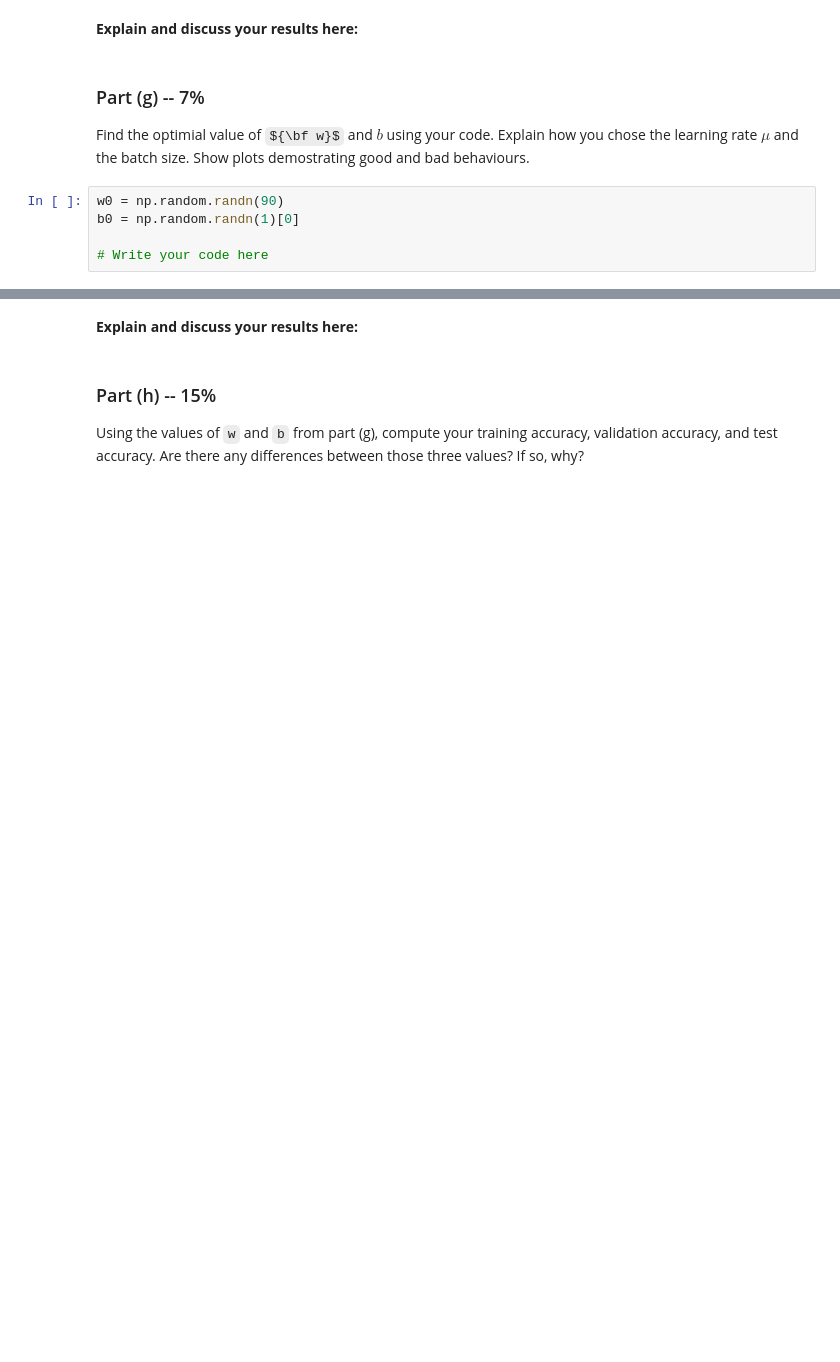
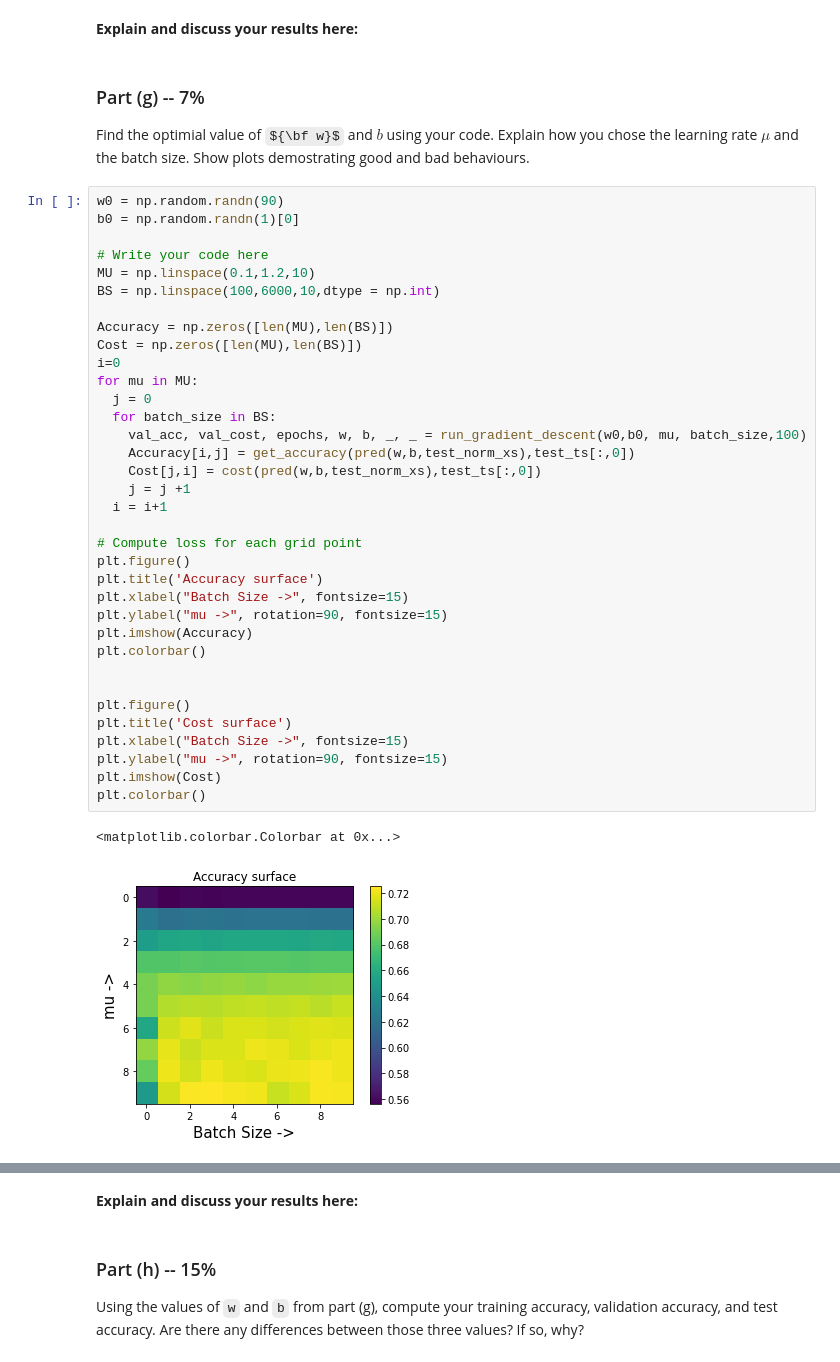
Before and after one commit to itaimorad/Deep-Learning, a Jupyter notebook: Assignment1.ipynb, the cells around one changed output, grey strips where cells are left out. Cells and saved outputs as stored; diff of their text form; some formulas as TeX source; blank space fills up the shorter version.

```diff
--- a/Assignment1.ipynb
+++ b/Assignment1.ipynb
@@ -379,8 +482,41 @@ b0 = np.random.randn(1)[0]
 
 Find the optimial value of ${\bf w}$ and $b$ using your code. Explain how you chose
 the learning rate $\mu$ and the batch size. Show plots demostrating good and bad behaviours.
-# %%
-w0 = np.random.randn(90)
-b0 = np.random.randn(1)[0]
-
-# Write your code here
+# %%
+w0 = np.random.randn(90)
+b0 = np.random.randn(1)[0]
+
+# Write your code here
+MU = np.linspace(0.1,1.2,10)
+BS = np.linspace(100,6000,10,dtype = np.int)
+
+Accuracy = np.zeros([len(MU),len(BS)])
+Cost = np.zeros([len(MU),len(BS)])
+i=0
+for mu in MU:
+  j = 0
+  for batch_size in BS:
+    val_acc, val_cost, epochs, w, b, _, _ = run_gradient_descent(w0,b0, mu, batch_size,100)
+    Accuracy[i,j] = get_accuracy(pred(w,b,test_norm_xs),test_ts[:,0])
+    Cost[j,i] = cost(pred(w,b,test_norm_xs),test_ts[:,0])
+    j = j +1
+  i = i+1
+
+# Compute loss for each grid point
+plt.figure()
+plt.title('Accuracy surface')
+plt.xlabel("Batch Size ->", fontsize=15)
+plt.ylabel("mu ->", rotation=90, fontsize=15)
+plt.imshow(Accuracy)
+plt.colorbar()
+
+
+plt.figure()
+plt.title('Cost surface')
+plt.xlabel("Batch Size ->", fontsize=15)
+plt.ylabel("mu ->", rotation=90, fontsize=15)
+plt.imshow(Cost)
+plt.colorbar()
+# %% [output]
+<matplotlib.colorbar.Colorbar at 0x...>
+[figure, added]
```
Also changed, not shown: parts of 14 cells of this notebook.
